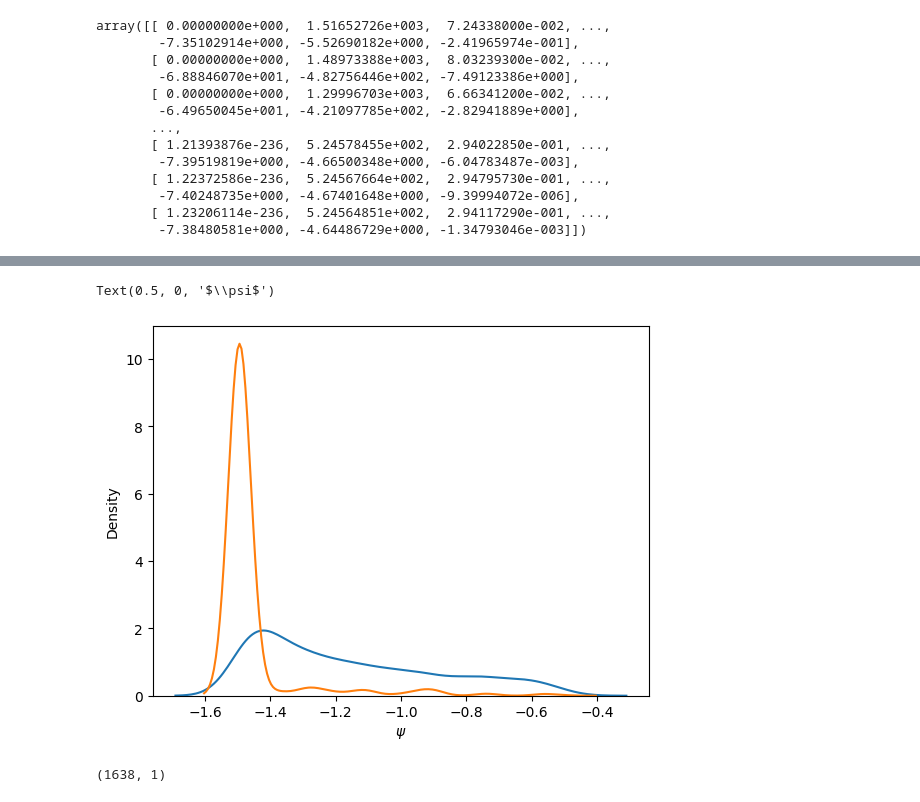
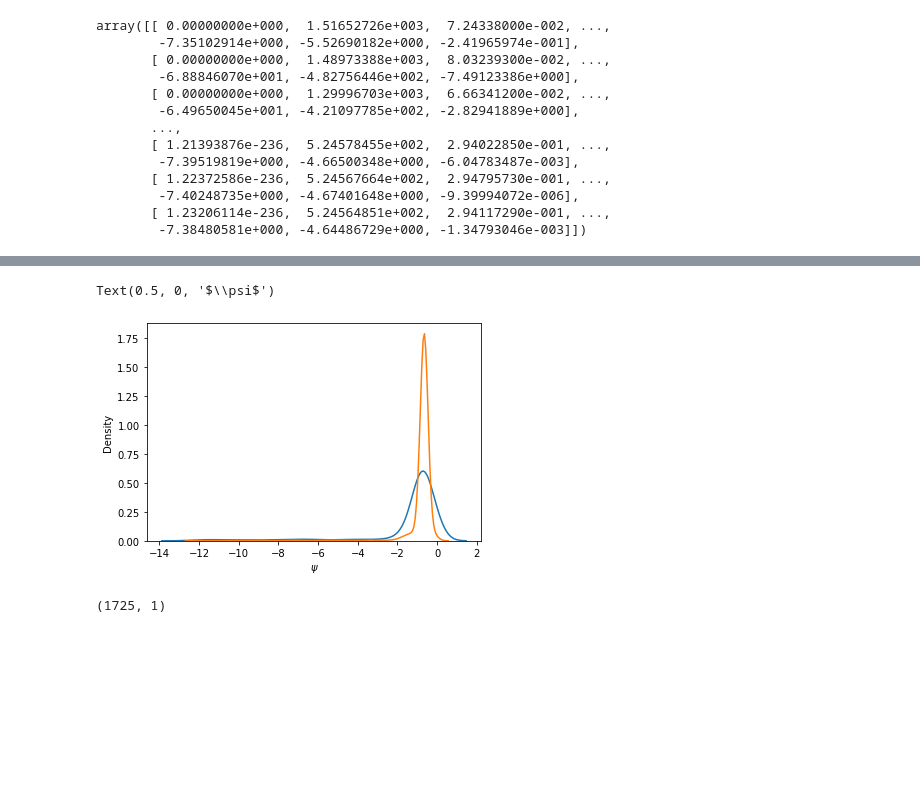
Before and after one commit to igomezv/cosmo_tools, a Jupyter notebook: models/genetic_paper/plots.ipynb, the cells around one changed output, grey strips where cells are left out. Saved outputs shown, nothing was run; the diff lists cells and outputs as text; code cells hidden in the pictures; blank space fills up the shorter version.

```diff
--- a/models/genetic_paper/plots.ipynb
+++ b/models/genetic_paper/plots.ipynb
@@ -637,6 +641,6 @@ theory_prior       -2.4991539E-01 -2.6366368E-05 6.9158928E-310 -8.9451309E-06 6
 # %%
-data1 = np.loadtxt(dir_name+"Grad_phy_BBAO+HD_nested_multi_1.txt", delimiter=' ')
-data2 = np.loadtxt(dir_name+"Grad_phy_BBAO+HD_ga_deap_1.txt", delimiter=' ')
+data1 = np.loadtxt(dir_name+"Grad_phy_HD+SN+BBAO_nested_multi_1.txt", delimiter=' ')
+data2 = np.loadtxt(dir_name+"Grad_phy_HD+SN+BBAO_ga_deap_1.txt", delimiter=' ')
 data
 # %% [output]
 array([[ 0.00000000e+000,  1.51652726e+003,  7.24338000e-002, ...,
@@ -664 +668,7 @@ Text(0.5, 0, '$\\psi$')
+# %%
+# \psi \equiv -3\gamma (\lambda -1)
+def gamma_to_psi(gamma_vals):
+    glambda = -20
+    psi = -3*gamma_vals*(glambda-1)
+    return psi
 # %%
@@ -672,19 +683,20 @@ Text(0.5, 0, 'Obh2')
 # %%
 fig, ax = plt.subplots()
 
-sns.kdeplot(data1[:,5], label='nested', ax=ax)
-sns.kdeplot(data2[:,5], label='genetic', ax=ax)
+sns.kdeplot(gamma_to_psi(data1[:,5]), label='nested', ax=ax)
+sns.kdeplot(gamma_to_psi(data2[:,5]), label='genetic', ax=ax)
 
+# plt.xlabel('$\psi$')
 plt.xlabel('$\psi$')
 # %% [output]
 Text(0.5, 0, '$\\psi$')
-[figure, old version]
+[figure, new version]
 # %%
 weights1 = data1[:,1]
 weights1 = weights1.reshape(-1,1)
 np.shape(weights1)
 # %% [output]
-(1638, 1)
+(1725, 1)
 # %%
 fig, ax = plt.subplots()
 
```
Also changed, not shown: parts of 25 cells of this notebook.
